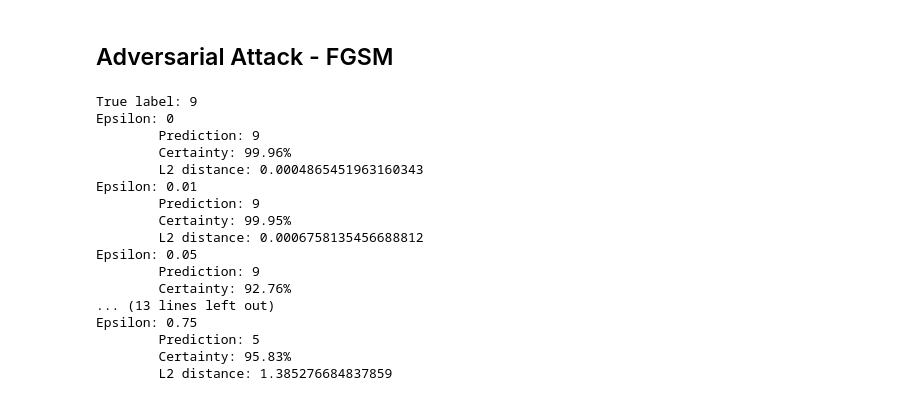
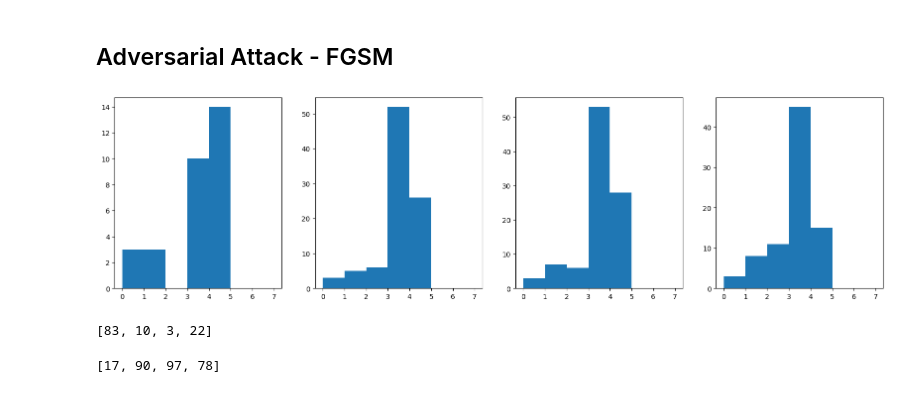
Before and after one commit to Vileh/QMUL-Data-Analytics-Courseworks, a Jupyter notebook: Neural_Networks_and_Deep_Learning/final_project.ipynb, the cells around one changed output. Drawn from its saved outputs; the diff is of its cells as text; code cells hidden in the pictures.

```diff
--- a/Neural_Networks_and_Deep_Learning/final_project.ipynb
+++ b/Neural_Networks_and_Deep_Learning/final_project.ipynb
@@ -482,47 +696,48 @@ plt.plot(test_scores)
 # %% [markdown]
 ## Adversarial Attack - FGSM
 # %%
-digit_id = 150
-digit = test_images[digit_id]
-label = test_labels[digit_id]
+breakdowns = [[], [], [], []]
+no_breakdowns = [0, 0, 0, 0]
 
-output = predict(network, digit)
+for i in range(100):
+    digit_id = i
+    digit = test_images[digit_id]
+    label = test_labels[digit_id]
+    for j, newtwork in enumerate(networks):
+        output = predict(newtwork, digit)
 
-grad = categorical_cross_entropy_prime(label, output)
-for layer in reversed(network):
-    grad = layer.backward(grad, 0)
+        output_gradient = categorical_cross_entropy_prime(label, output)
+        for layer in reversed(network):
+            output_gradient = layer.backward(output_gradient, 0)
 
-perturbations = np.sign(grad)
-perturbations = perturbations * 0.5 + 0.5
+        perturbations = np.sign(output_gradient) * 0.5 + 0.5
 
-epsilons = [0, 0.01, 0.05, 0.1, 0.3, 0.5, 0.75]
+        epsilons = [0, 0.05, 0.1, 0.3, 0.5]
 
-print(f"True label: {np.argmax(label)}")
+        for k, eps in enumerate(epsilons):
+            adv_x = digit + eps * perturbations
+            adv_x = (adv_x - np.min(adv_x)) / (np.max(adv_x) - np.min(adv_x))
 
-for i, eps in enumerate(epsilons):
-  adv_x = digit + eps * perturbations
-  adv_x = np.clip(adv_x, 0, 1)
+            preds = predict(network, np.reshape(adv_x, (1, 28, 28)))
 
-  preds = predict(network, np.reshape(adv_x, (1, 28, 28)))
-  print(f"Epsilon: {eps}")
-  print(f"\tPrediction: {np.argmax(preds)}")
-  print(f"\tCertainty: {np.max(preds) * 100:.2f}%")
-  print(f"\tL2 distance: {np.linalg.norm(preds - label)}")
+            if np.argmax(preds) != np.argmax(label):
+                breakdowns[j].append(k)
+                break
+
+            if k == len(epsilons) - 1:
+                no_breakdowns[j] += 1
-# %% [output]
-True label: 9
-Epsilon: 0
-        Prediction: 9
-        Certainty: 99.96%
-        L2 distance: 0.0004865451963160343
-Epsilon: 0.01
-        Prediction: 9
-        Certainty: 99.95%
-        L2 distance: 0.0006758135456688812
-Epsilon: 0.05
-        Prediction: 9
-        Certainty: 92.76%
-... (13 lines left out)
-Epsilon: 0.75
-        Prediction: 5
-        Certainty: 95.83%
-        L2 distance: 1.385276684837859
+# %%
+fig, ax = plt.subplots(1, 4, figsize=(20, 5))
+
+for i in range(4):
+    ax[i].hist(breakdowns[i], bins=7, range=(0, 7))
+# %% [output]
+[figure, added]
+# %%
+print(no_breakdowns)
+# %% [output]
+[83, 10, 3, 22]
+# %%
+print([len(i) for i in breakdowns])
+# %% [output]
+[17, 90, 97, 78]
```
Also changed, not shown: parts of 42 cells of this notebook, 8 other files.
